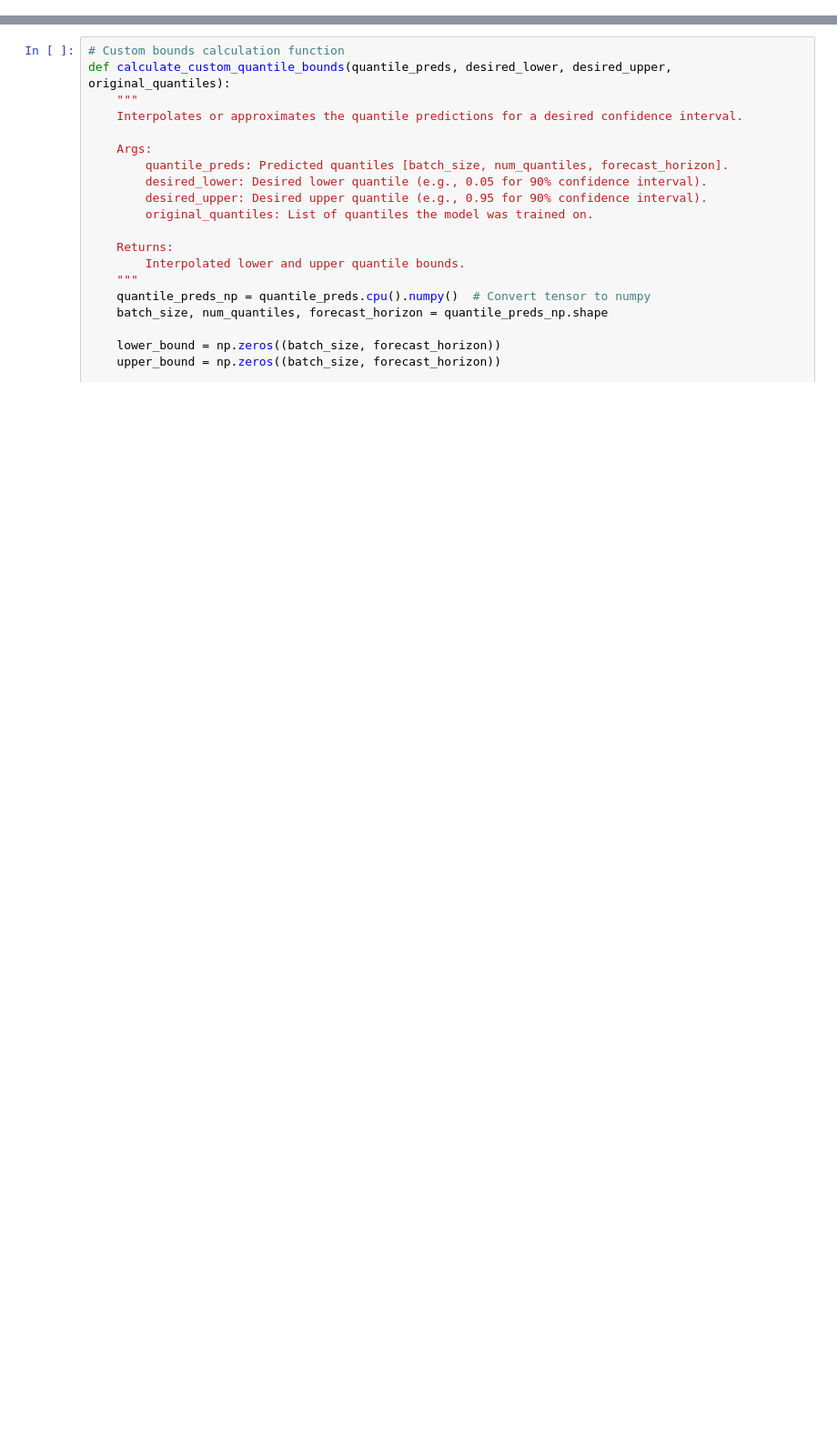
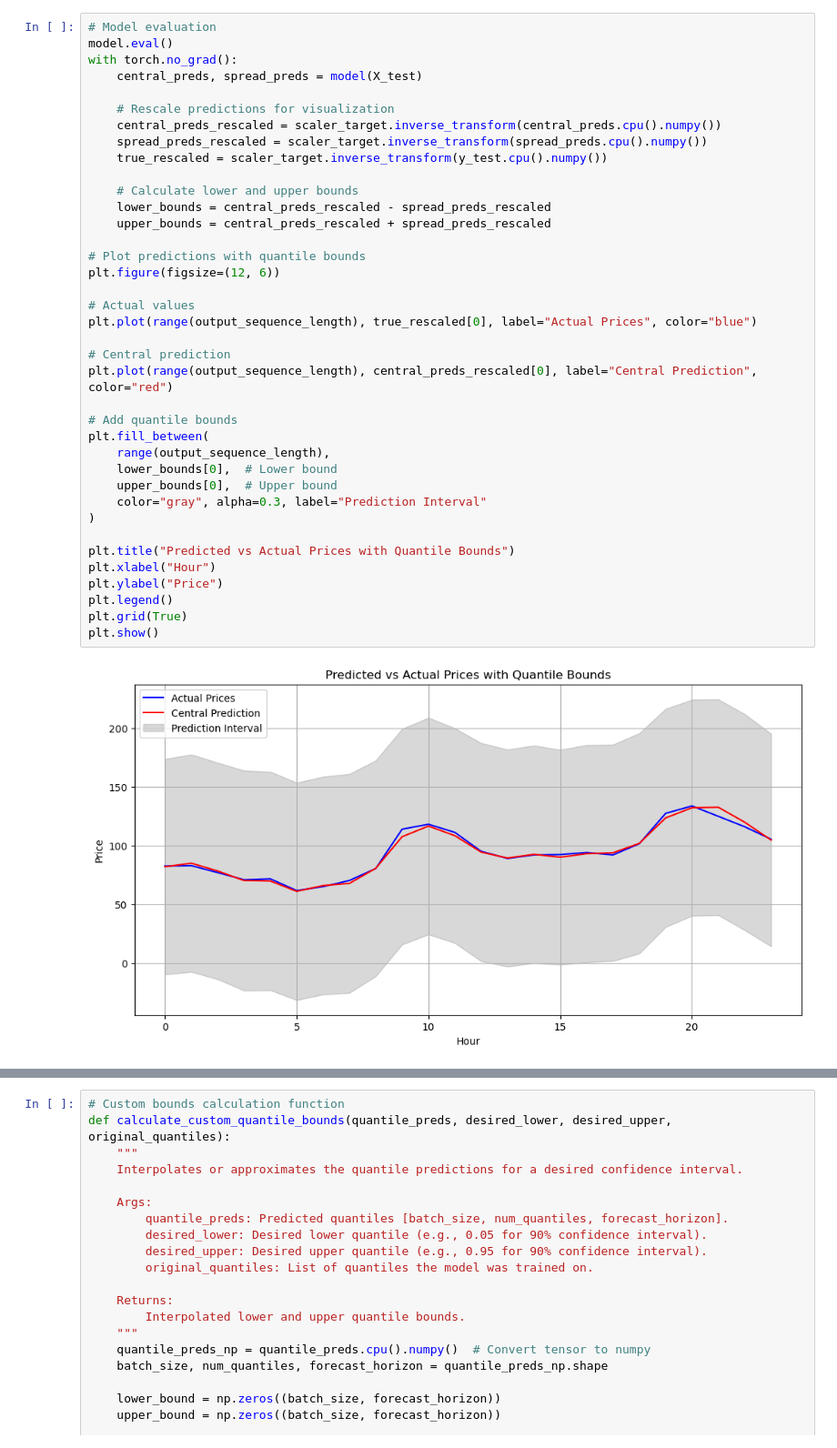
Before and after one commit to storralbod/deeplearning, a Jupyter notebook: model_functions/testteitur.ipynb, the cells around one changed output, grey strips where cells are left out. Shown at 91% size. Saved outputs shown, nothing was run; the diff lists cells and outputs as text; blank space fills up the shorter version.

```diff
--- a/model_functions/testteitur.ipynb
+++ b/model_functions/testteitur.ipynb
@@ -319,3 +283,43 @@ Quantile predictions rescaled shape: (576, 3, 24)
+# %%
+# Model evaluation
+model.eval()
+with torch.no_grad():
+    central_preds, spread_preds = model(X_test)
+
+    # Rescale predictions for visualization
+    central_preds_rescaled = scaler_target.inverse_transform(central_preds.cpu().numpy())
+    spread_preds_rescaled = scaler_target.inverse_transform(spread_preds.cpu().numpy())
+    true_rescaled = scaler_target.inverse_transform(y_test.cpu().numpy())
+
+    # Calculate lower and upper bounds
+    lower_bounds = central_preds_rescaled - spread_preds_rescaled
+    upper_bounds = central_preds_rescaled + spread_preds_rescaled
+
+# Plot predictions with quantile bounds
+plt.figure(figsize=(12, 6))
+
+# Actual values
+plt.plot(range(output_sequence_length), true_rescaled[0], label="Actual Prices", color="blue")
+
+# Central prediction
+plt.plot(range(output_sequence_length), central_preds_rescaled[0], label="Central Prediction", color="red")
+
+# Add quantile bounds
+plt.fill_between(
+    range(output_sequence_length),
+    lower_bounds[0],  # Lower bound
+    upper_bounds[0],  # Upper bound
+    color="gray", alpha=0.3, label="Prediction Interval"
+)
+
+plt.title("Predicted vs Actual Prices with Quantile Bounds")
+plt.xlabel("Hour")
+plt.ylabel("Price")
+plt.legend()
+plt.grid(True)
+plt.show()
+# %% [output]
+[figure, added]
 # %%
 import numpy as np
 import matplotlib.pyplot as plt
```
Also changed, not shown: parts of 2 cells of this notebook.
